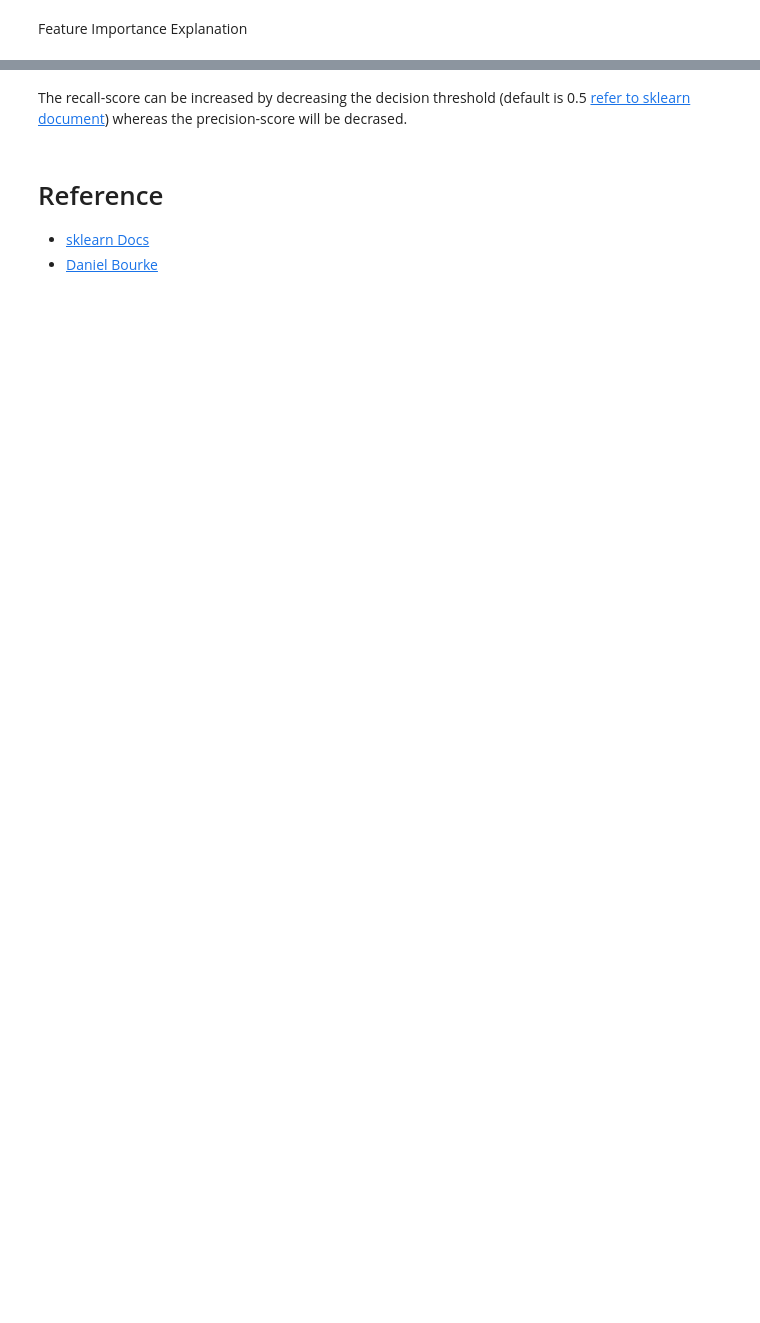
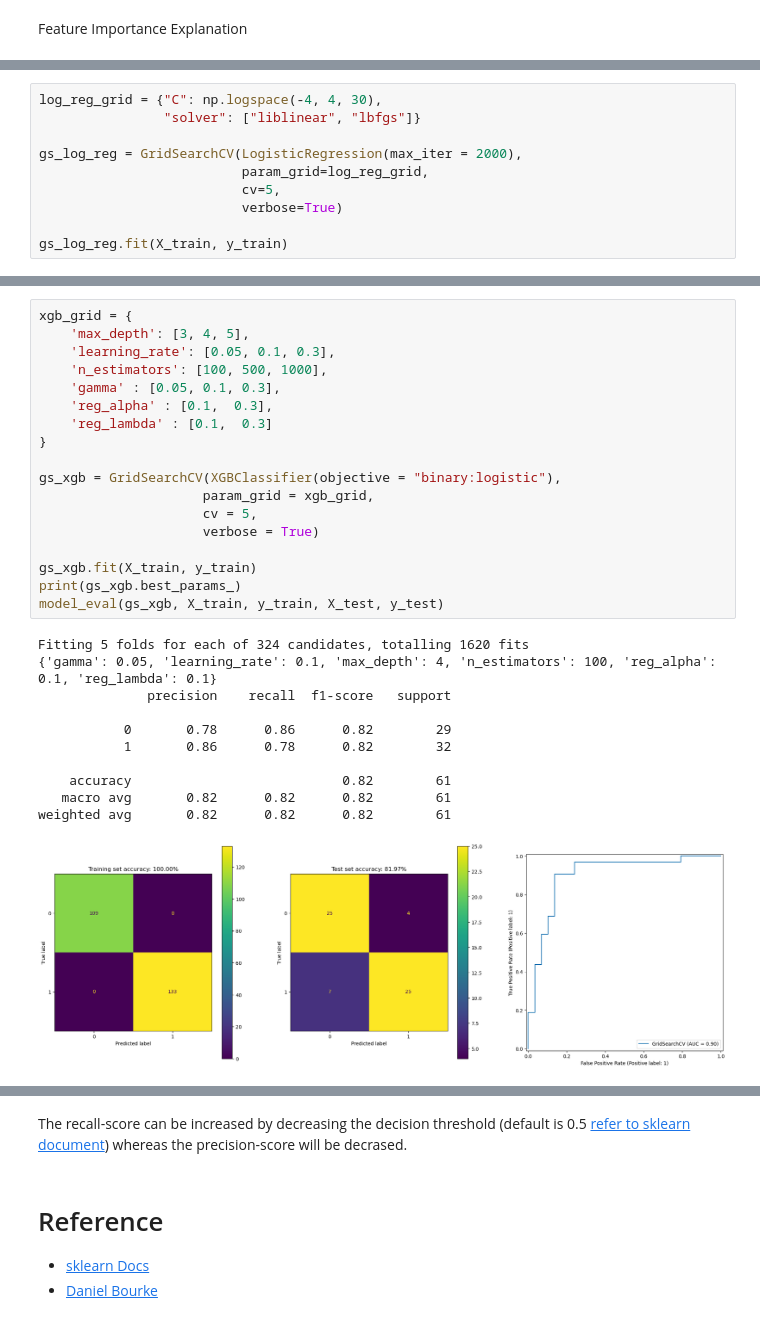
Before and after one commit to Eleanor-git/Hear-Disease-Classification, a Jupyter notebook: heart_disease_classification.ipynb, the cells around one changed output, grey strips where cells are left out. Saved outputs shown, nothing was run; the diff lists cells and outputs as text; blank space fills up the shorter version.

```diff
--- a/heart_disease_classification.ipynb
+++ b/heart_disease_classification.ipynb
@@ -472,0 +762,10 @@ model_eval(xgb, X_train, y_train, X_test, y_test)
+# %%
+log_reg_grid = {"C": np.logspace(-4, 4, 30),
+                "solver": ["liblinear", "lbfgs"]}
+
+gs_log_reg = GridSearchCV(LogisticRegression(max_iter = 2000),
+                          param_grid=log_reg_grid,
+                          cv=5,
+                          verbose=True)
+
+gs_log_reg.fit(X_train, y_train)
@@ -472,0 +785,30 @@ model_eval(xgb, X_train, y_train, X_test, y_test)
+# %%
+xgb_grid = {
+    'max_depth': [3, 4, 5],
+    'learning_rate': [0.05, 0.1, 0.3],
+    'n_estimators': [100, 500, 1000],
+    'gamma' : [0.05, 0.1, 0.3],
+    'reg_alpha' : [0.1,  0.3],
+    'reg_lambda' : [0.1,  0.3]
+}
+
+gs_xgb = GridSearchCV(XGBClassifier(objective = "binary:logistic"),
+                     param_grid = xgb_grid,
+                     cv = 5,
+                     verbose = True)
+
+gs_xgb.fit(X_train, y_train)
+print(gs_xgb.best_params_)
+model_eval(gs_xgb, X_train, y_train, X_test, y_test)
+# %% [output]
+Fitting 5 folds for each of 324 candidates, totalling 1620 fits
+{'gamma': 0.05, 'learning_rate': 0.1, 'max_depth': 4, 'n_estimators': 100, 'reg_alpha': 0.1, 'reg_lambda': 0.1}
+              precision    recall  f1-score   support
+
+           0       0.78      0.86      0.82        29
+           1       0.86      0.78      0.82        32
+
+    accuracy                           0.82        61
+   macro avg       0.82      0.82      0.82        61
+weighted avg       0.82      0.82      0.82        61
+[figure, added]
```
Also changed, not shown: parts of 37 cells of this notebook.
